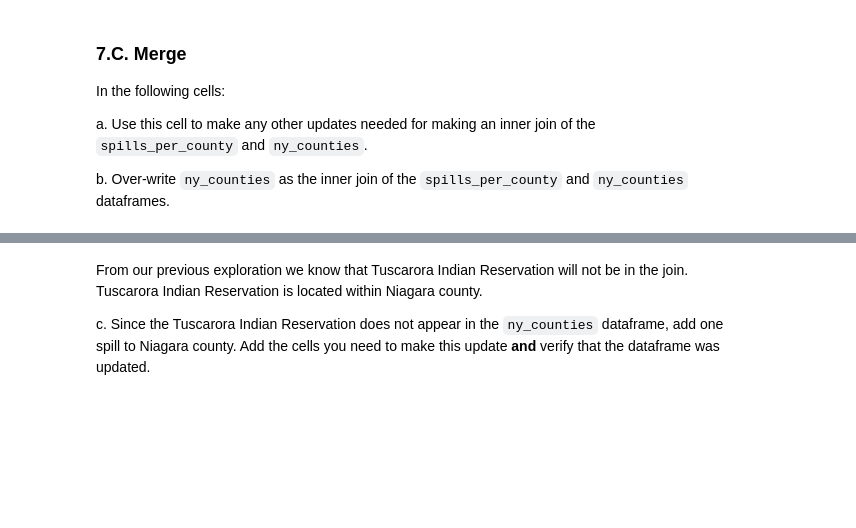
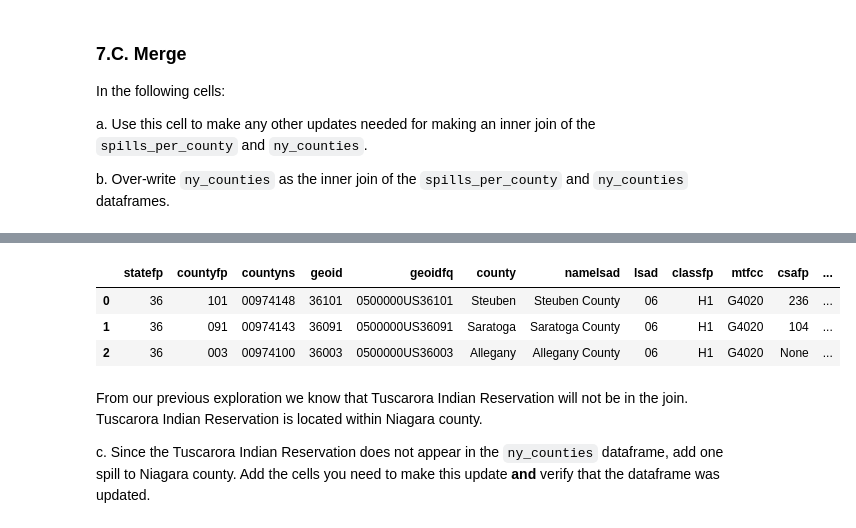
Before and after one commit to jordancsibley/eds220-hwk3, a Jupyter notebook: hwk3-task2-oil-spills.ipynb, the cells around one changed output, grey strips where cells are left out. Drawn from its saved outputs; the diff is of its cells as text; code cells hidden in the pictures; blank space fills up the shorter version.

```diff
--- a/hwk3-task2-oil-spills.ipynb
+++ b/hwk3-task2-oil-spills.ipynb
@@ -484,0 +520,10 @@ You may add cells if needed.
+# %%
+# Update St Lawrence to St. Lawrence
+spills_per_county['county'] = spills_per_county['county'].replace('St Lawrence', 'St. Lawrence')
+
+# Check the update was successful
+assert "St. Lawrence" in spills_per_county['county'].values, 'Failed: St. Lawrence not found'
+assert "St Lawrence" not in spills_per_county['county'].values, 'Failed, St Lawrence still included'
+
+# Print confirmation if it did work
+print("Update successful")
@@ -496,0 +540,7 @@ b. Over-write `ny_counties` as the  inner join of the `spills_per_county` and `n
+# %%
+# a.
+# Rename 'name' column in ny_counties to 'county'
+ny_counties = ny_counties.rename(columns={'name': 'county'})
+
+# View the data frame with updated column name
+ny_counties.head(2)
@@ -497,3 +551,15 @@ b. Over-write `ny_counties` as the  inner join of the `spills_per_county` and `n
+# %%
+# b.
+# Turn ny_counties into a join between ny_counties and spills_per_county
+ny_counties = pd.merge(ny_counties, spills_per_county, how = 'inner', on='county')
+
+# View merged dataframe
+ny_counties.head(3)
+# %% [output]
+|  | statefp | countyfp | countyns | geoid | geoidfq | county | namelsad | lsad | classfp | mtfcc | csafp | ... |
+| 0 | 36 | 101 | 00974148 | 36101 | 0500000US36101 | Steuben | Steuben County | 06 | H1 | G4020 | 236 | ... |
+| 1 | 36 | 091 | 00974143 | 36091 | 0500000US36091 | Saratoga | Saratoga County | 06 | H1 | G4020 | 104 | ... |
+| 2 | 36 | 003 | 00974100 | 36003 | 0500000US36003 | Allegany | Allegany County | 06 | H1 | G4020 | None | ... |
 # %% [markdown]
 
 From our previous exploration we know that Tuscarora Indian Reservation will not be in the join. Tuscarora Indian Reservation is located within Niagara county.
```
Also changed, not shown: parts of 16 cells of this notebook.
